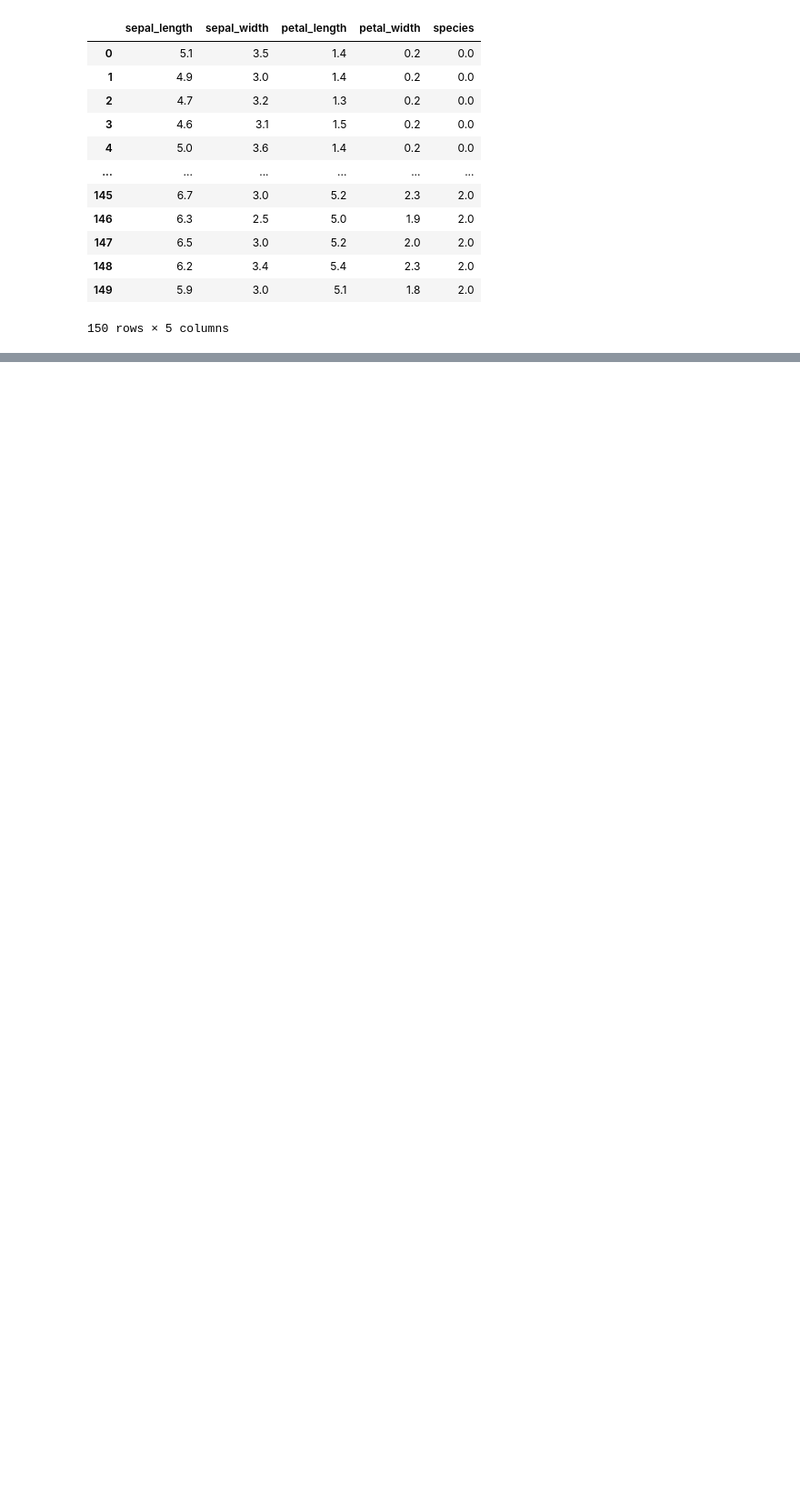
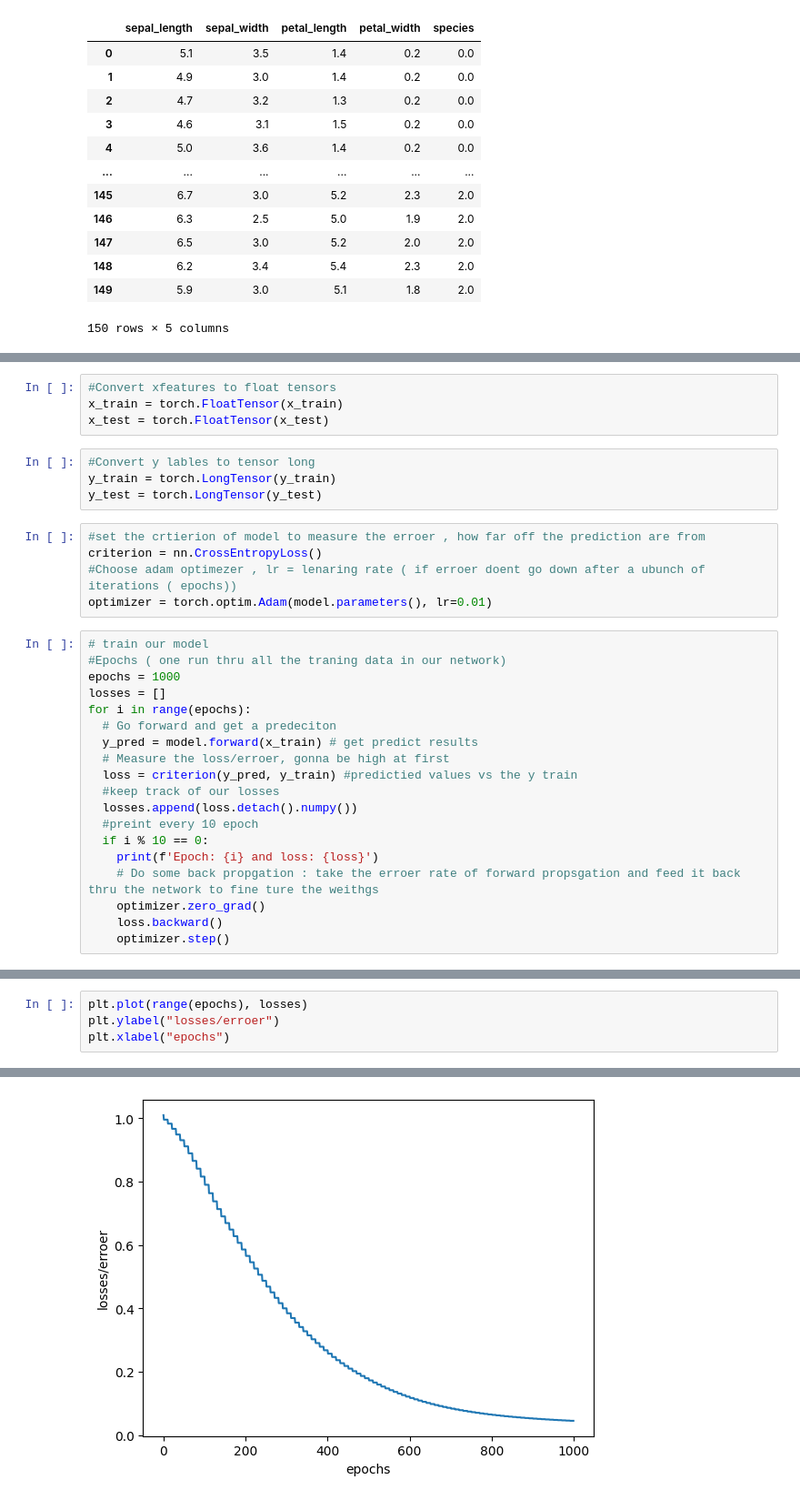
Before and after one commit to saichandboyapati/vrsec-pytorch, a Jupyter notebook: vrsec_day3.ipynb, the cells around one changed output, grey strips where cells are left out. Shown: that part at 91% size. Drawn from its saved outputs; the diff is of its cells as text; blank space fills up the shorter version.

```diff
--- a/vrsec_day3.ipynb
+++ b/vrsec_day3.ipynb
@@ -52,0 +86,32 @@ my_df
+# %%
+#Convert xfeatures to float tensors
+x_train = torch.FloatTensor(x_train)
+x_test = torch.FloatTensor(x_test)
+# %%
+#Convert y lables to tensor long
+y_train = torch.LongTensor(y_train)
+y_test = torch.LongTensor(y_test)
+# %%
+#set the crtierion of model to measure the erroer , how far off the prediction are from
+criterion = nn.CrossEntropyLoss()
+#Choose adam optimezer , lr = lenaring rate ( if erroer doent go down after a ubunch of iterations ( epochs))
+optimizer = torch.optim.Adam(model.parameters(), lr=0.01)
+# %%
+# train our model
+#Epochs ( one run thru all the traning data in our network)
+epochs = 1000
+losses = []
+for i in range(epochs):
+  # Go forward and get a predeciton
+  y_pred = model.forward(x_train) # get predict results
+  # Measure the loss/erroer, gonna be high at first
+  loss = criterion(y_pred, y_train) #predictied values vs the y train
+  #keep track of our losses
+  losses.append(loss.detach().numpy())
+  #preint every 10 epoch
+  if i % 10 == 0:
+    print(f'Epoch: {i} and loss: {loss}')
+    # Do some back propgation : take the erroer rate of forward propsgation and feed it back thru the network to fine ture the weithgs
+    optimizer.zero_grad()
+    loss.backward()
+    optimizer.step()
@@ -52,0 +136,5 @@ my_df
+# %%
+plt.plot(range(epochs), losses)
+plt.ylabel("losses/erroer")
+plt.xlabel("epochs")
+# %% [output]
@@ -52,0 +142 @@ my_df
+[figure, added]
```
Also changed, not shown: parts of 10 cells of this notebook.
